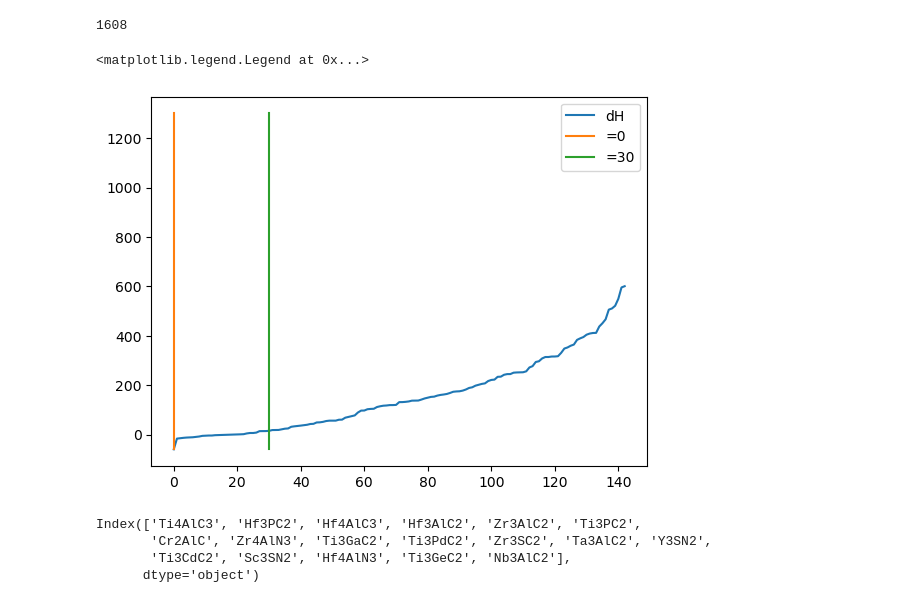
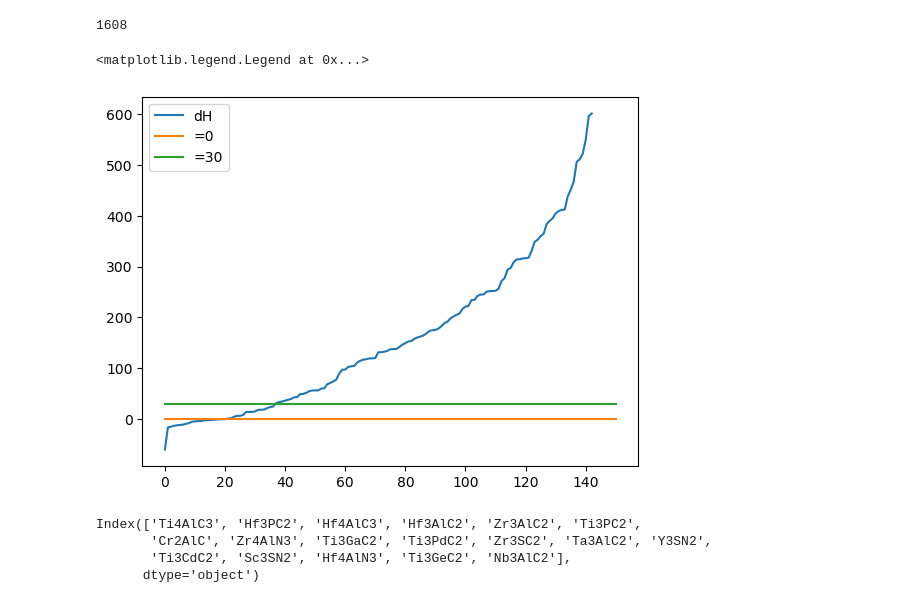
Before and after one commit to tpaquier/material_science, a Jupyter notebook: The_article/Decision_tree_based_ten.ipynb, the cells around one changed output. Saved outputs shown, nothing was run; the diff lists cells and outputs as text; code cells hidden in the pictures.

Commit message:
modifications because the graph for dh was done wrong (x and y axis inverted)

```diff
--- a/The_article/Decision_tree_based_ten.ipynb
+++ b/The_article/Decision_tree_based_ten.ipynb
@@ -212,12 +212,12 @@ retained_ones_ten = max_calculated.filter(items=most_probable_ten_pred, axis=0)
 to_plot_ten = retained_ones_ten['dH'].to_numpy()
 # %%
 plt.plot(np.sort(to_plot_ten),label='dH')
-plt.plot(np.zeros(4),np.linspace(-60,1300,4),label='=0')
-plt.plot(np.ones(2)*30, np.linspace(-60,1300,2),label='=30')
+plt.plot(np.linspace(0,150,3),np.zeros(3),label='=0')
+plt.plot(np.linspace(0,150,3), np.ones(3)*30,label='=30')
 plt.legend()
 # %% [output]
 <matplotlib.legend.Legend at 0x...>
-[figure, old version]
+[figure, new version]
 # %%
 very_much_probable_ones = retained_ones_ten[retained_ones_ten['dH'] < 0].index
 # %%
```
Also changed, not shown: 2 other files.
